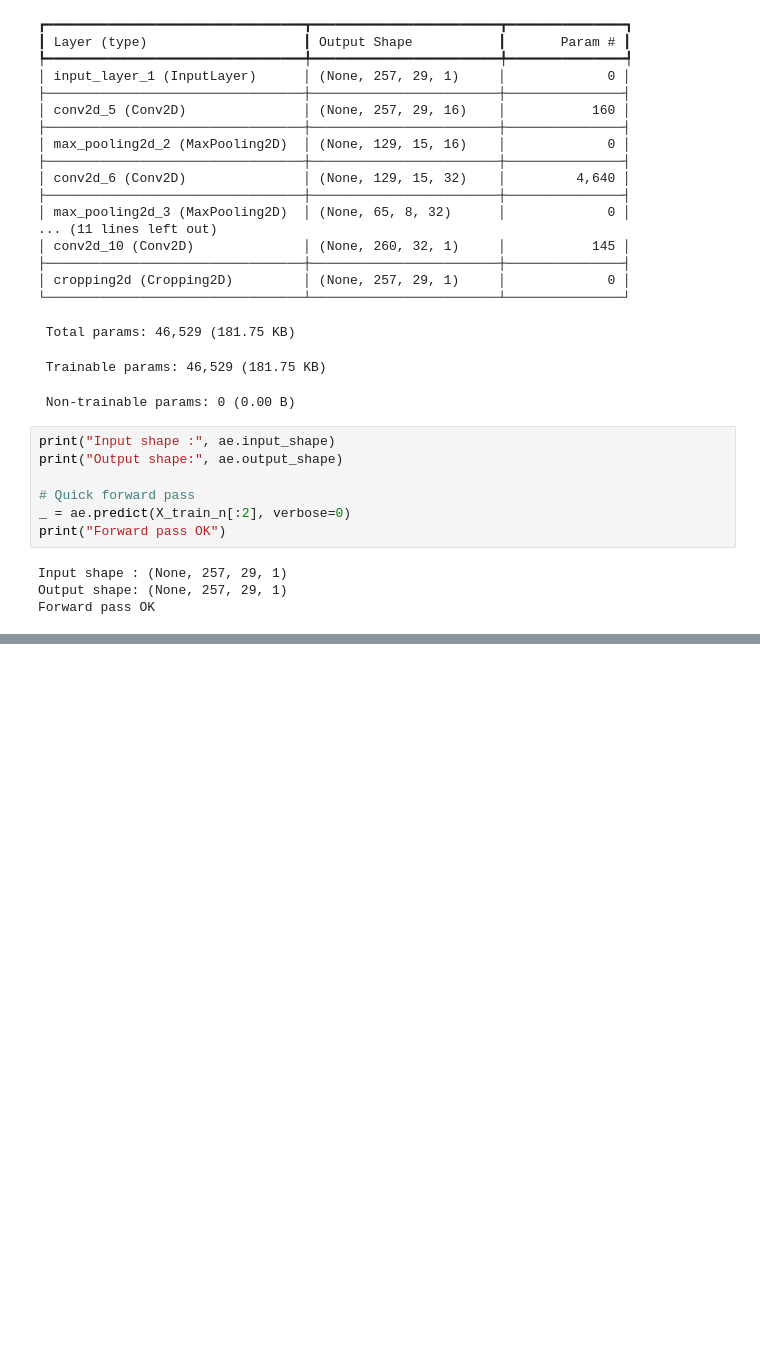
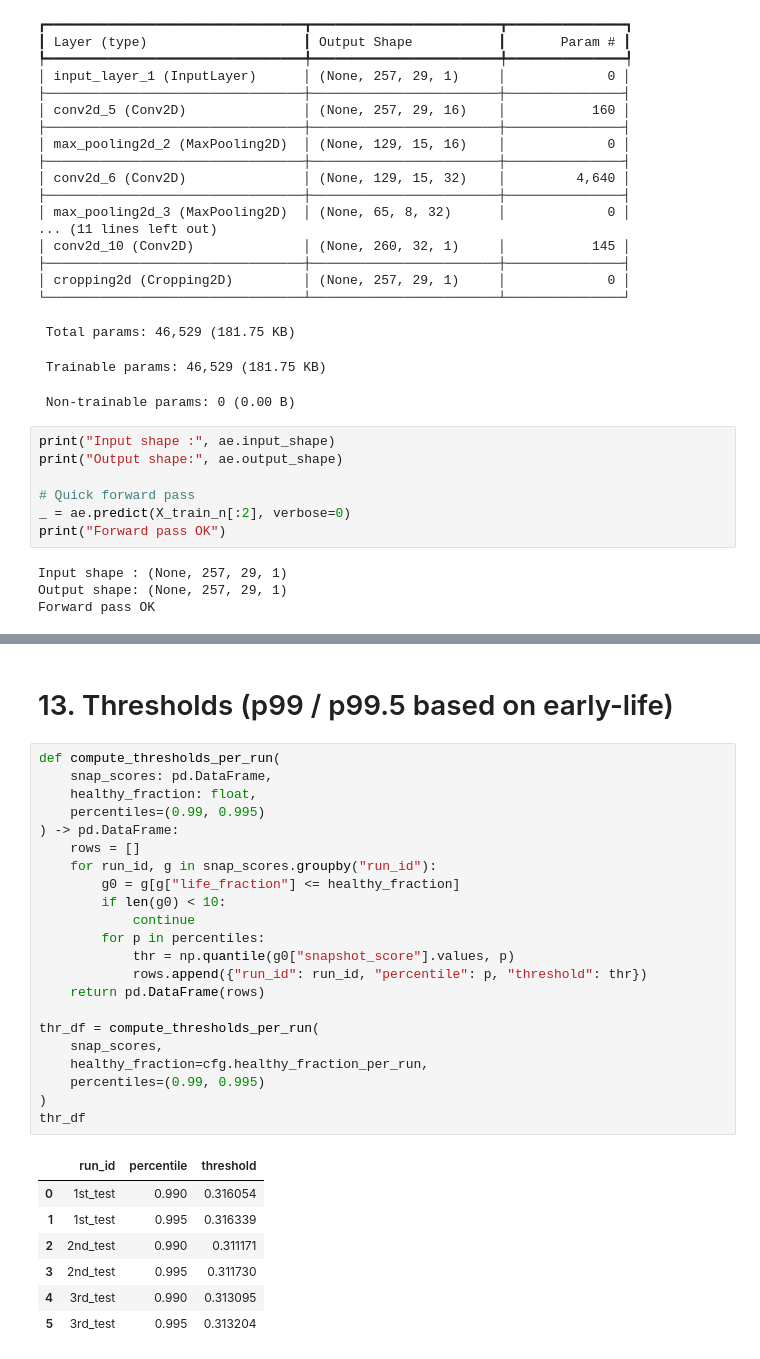
Before and after one commit to marioandrededeus/unsupervised-industrial-anomaly-detection, a Jupyter notebook: experiments/exp_b_ims_stft_autoencoder/notebooks/02_experiment_b_stft_autoencoder_ims.ipynb, the cells around one changed output, grey strips where cells are left out. Cells and saved outputs as stored; diff of their text form; blank space fills up the shorter version.

```diff
--- a/experiments/exp_b_ims_stft_autoencoder/notebooks/02_experiment_b_stft_autoencoder_ims.ipynb
+++ b/experiments/exp_b_ims_stft_autoencoder/notebooks/02_experiment_b_stft_autoencoder_ims.ipynb
@@ -628,0 +693,32 @@ Epoch 15/40
+# %% [markdown]
+# 13. Thresholds (p99 / p99.5 based on early-life)
+# %%
+def compute_thresholds_per_run(
+    snap_scores: pd.DataFrame,
+    healthy_fraction: float,
+    percentiles=(0.99, 0.995)
+) -> pd.DataFrame:
+    rows = []
+    for run_id, g in snap_scores.groupby("run_id"):
+        g0 = g[g["life_fraction"] <= healthy_fraction]
+        if len(g0) < 10:
+            continue
+        for p in percentiles:
+            thr = np.quantile(g0["snapshot_score"].values, p)
+            rows.append({"run_id": run_id, "percentile": p, "threshold": thr})
+    return pd.DataFrame(rows)
+
+thr_df = compute_thresholds_per_run(
+    snap_scores,
+    healthy_fraction=cfg.healthy_fraction_per_run,
+    percentiles=(0.99, 0.995)
+)
+thr_df
+# %% [output]
+|  | run_id | percentile | threshold |
+| 0 | 1st_test | 0.990 | 0.316054 |
+| 1 | 1st_test | 0.995 | 0.316339 |
+| 2 | 2nd_test | 0.990 | 0.311171 |
+| 3 | 2nd_test | 0.995 | 0.311730 |
+| 4 | 3rd_test | 0.990 | 0.313095 |
+| 5 | 3rd_test | 0.995 | 0.313204 |
```
Also changed, not shown: parts of 8 cells of this notebook.
